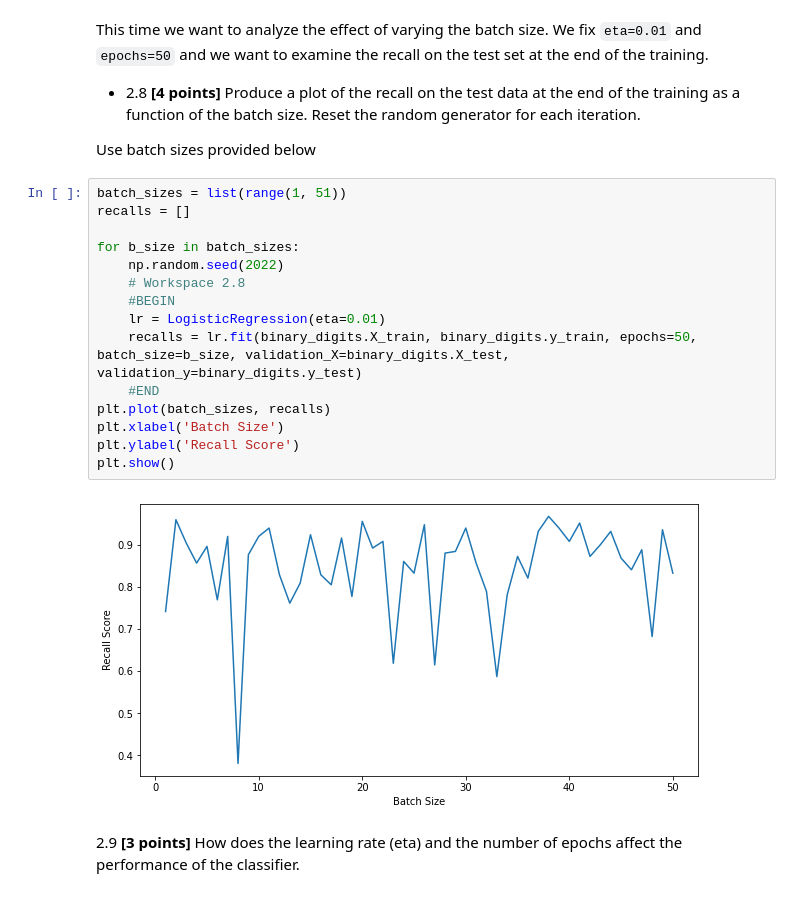
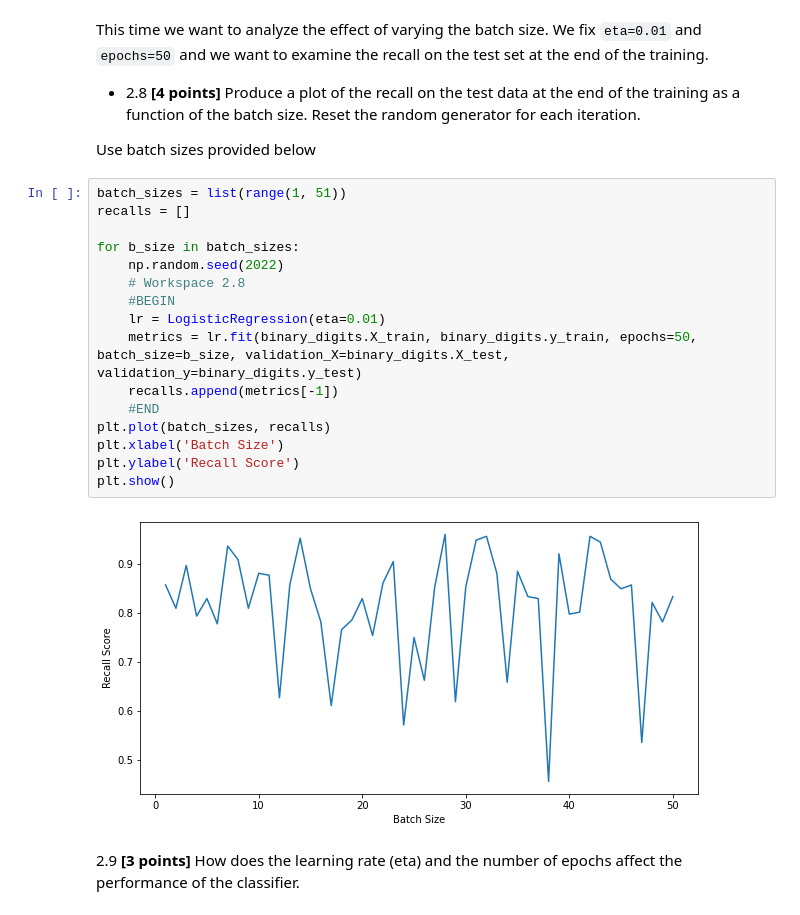
Before and after one commit to brianmoral/ML, a Jupyter notebook: Problem_Sets/Set-3/PS3-Brian-Morales.ipynb, the cells around one changed output. Cells and saved outputs as stored; diff of their text form.

Commit message:
Fixed batch graph and increases word recognition performance

```diff
--- a/Problem_Sets/Set-3/PS3-Brian-Morales.ipynb
+++ b/Problem_Sets/Set-3/PS3-Brian-Morales.ipynb
@@ -996,20 +996,21 @@ Use batch sizes provided below
 # %%
 batch_sizes = list(range(1, 51))
 recalls = []
 
 for b_size in batch_sizes:
     np.random.seed(2022)
     # Workspace 2.8
     #BEGIN
     lr = LogisticRegression(eta=0.01)
-    recalls = lr.fit(binary_digits.X_train, binary_digits.y_train, epochs=50, batch_size=b_size, validation_X=binary_digits.X_test, validation_y=binary_digits.y_test)
+    metrics = lr.fit(binary_digits.X_train, binary_digits.y_train, epochs=50, batch_size=b_size, validation_X=binary_digits.X_test, validation_y=binary_digits.y_test)
+    recalls.append(metrics[-1])
     #END
 plt.plot(batch_sizes, recalls)
 plt.xlabel('Batch Size')
 plt.ylabel('Recall Score')
 plt.show()
 # %% [output]
-[figure, old version]
+[figure, new version]
 # %% [markdown]
 2.9 **[3 points]** How does the learning rate (eta) and the number of epochs affect the performance of the classifier.
 # %% [markdown]
```
Also changed, not shown: parts of 2 cells of this notebook.
